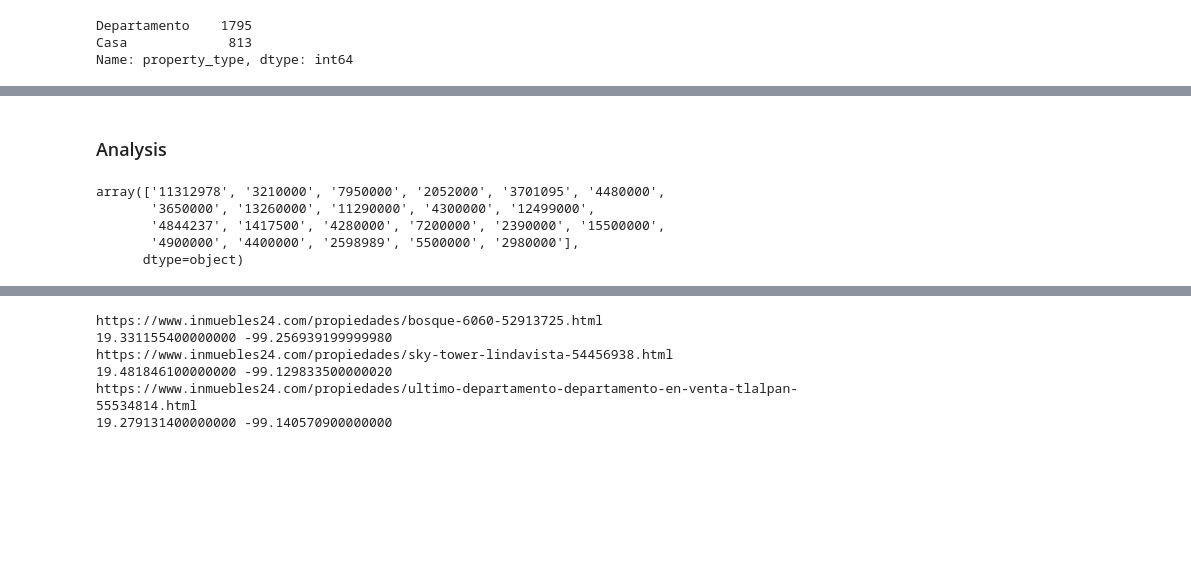
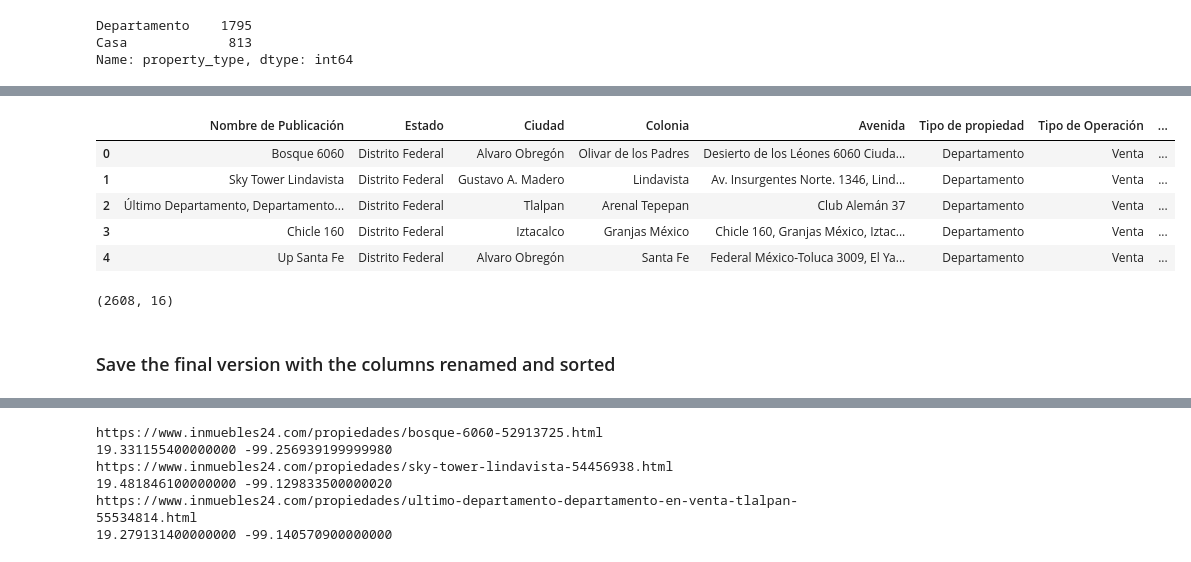
Before and after one commit to trezeget-1/meli_project, a Jupyter notebook: Inmuebles 24 - Scrape.ipynb, the cells around one changed output, grey strips where cells are left out. Drawn from its saved outputs; the diff is of its cells as text; code cells hidden in the pictures; blank space fills up the shorter version.

```diff
--- a/Inmuebles 24 - Scrape.ipynb
+++ b/Inmuebles 24 - Scrape.ipynb
@@ -579 +631,34 @@ Name: property_type, dtype: int64
+# %%
+sorted_columns = ['Nombre de Publicación',
+ 'Estado',
+ 'Ciudad',
+ 'Colonia',
+ 'Avenida',
+ 'Tipo de propiedad',
+ 'Tipo de Operación',
+ 'Precio',
+ 'Moneda',
+ 'Número de recámaras',
+ 'Número de baños completos',
+ 'Link de la publicación',
+ 'Foto de publicación',
+ 'Real State Agency?',
+ 'ID',
+ 'updated_at']
+# %%
+inmuebles_24_full_df = inmuebles_24_full_df[sorted_columns]
+inmuebles_24_full_df.head()
+# %% [output]
+|  | Nombre de Publicación | Estado | Ciudad | Colonia | Avenida | Tipo de propiedad | Tipo de Operación | ... |
+| 0 | Bosque 6060 | Distrito Federal | Alvaro Obregón | Olivar de los Padres | Desierto de los Léones 6060 Ciuda... | Departamento | Venta | ... |
+| 1 | Sky Tower Lindavista | Distrito Federal | Gustavo A. Madero | Lindavista | Av. Insurgentes Norte. 1346, Lind... | Departamento | Venta | ... |
+| 2 | Último Departamento, Departamento... | Distrito Federal | Tlalpan | Arenal Tepepan | Club Alemán 37 | Departamento | Venta | ... |
+| 3 | Chicle 160 | Distrito Federal | Iztacalco | Granjas México | Chicle 160, Granjas México, Iztac... | Departamento | Venta | ... |
+| 4 | Up Santa Fe | Distrito Federal | Alvaro Obregón | Santa Fe | Federal México-Toluca 3009, El Ya... | Departamento | Venta | ... |
+# %%
+inmuebles_24_full_df.shape
+# %% [output]
+(2608, 16)
+# %% [markdown]
+### Save the final version with the columns renamed and sorted
 # %%
@@ -581,10 +665,0 @@ Name: property_type, dtype: int64
-# %% [markdown]
-### Analysis
-# %%
-properties_24_df['price'].unique()
-# %% [output]
-array(['11312978', '3210000', '7950000', '2052000', '3701095', '4480000',
-       '3650000', '13260000', '11290000', '4300000', '12499000',
-       '4844237', '1417500', '4280000', '7200000', '2390000', '15500000',
-       '4900000', '4400000', '2598989', '5500000', '2980000'],
-      dtype=object)
```
Also changed, not shown: parts of 14 cells of this notebook, 1 other file.
